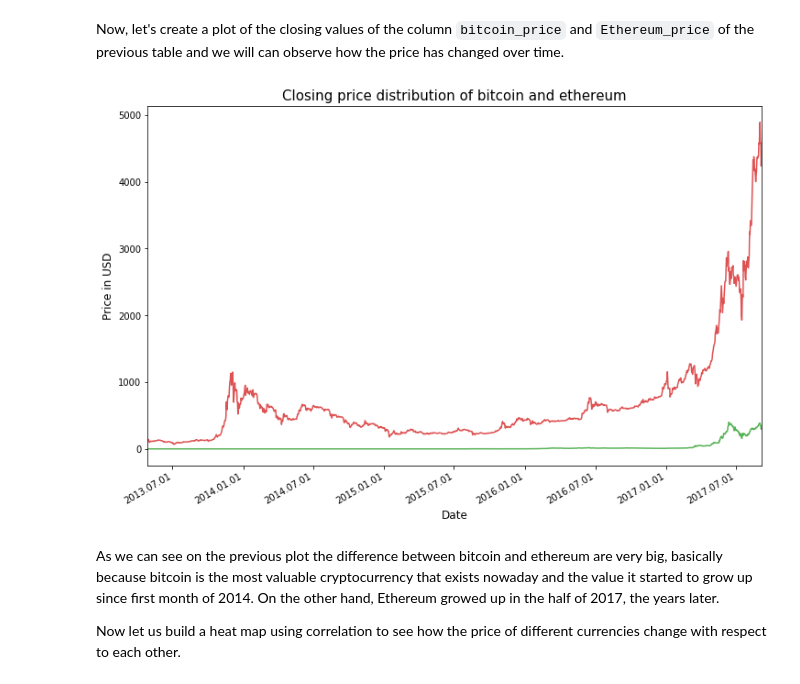
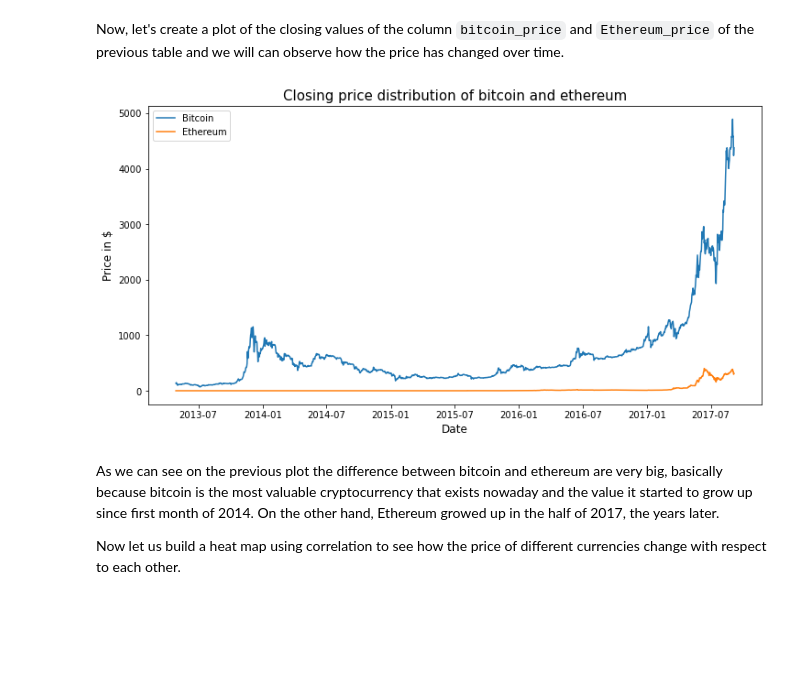
Before and after one commit to danielb05/Basic-Data-Science-UDL, a Jupyter notebook: notebooks/cryptocurrency/3. Basic EDA.ipynb, the cells around one changed output. Drawn from its saved outputs; the diff is of its cells as text; code cells hidden in the pictures; blank space fills up the shorter version.

Commit message:
Mini refactor for crypto currency
Co-authored-by: danielb05 <dan.b.v.r05@gmail.com>
Co-authored-by: Marc Viladegut <mva8@alumnes.udl.cat>

```diff
--- a/notebooks/cryptocurrency/3. Basic EDA.ipynb
+++ b/notebooks/cryptocurrency/3. Basic EDA.ipynb
@@ -30,7 +21,8 @@ ethereum_dataset.csv
 ### Bitcoin vs. Ethereum
 First, if we want to explore `Ethereum` or the `Bitcoin` as it is the market leader in this space, we will be the following.
 # %%
-df = pd.read_csv(DATA_PATH / 'cryptocurrency_close_values.csv', parse_dates=['Date'])
+df = pd.read_csv(DATA_PATH / 'cryptocurrency_close_values.csv',
+                 parse_dates=['Date'], index_col='Date')
 
 df.head()
 # %% [output]
@@ -43,22 +36,23 @@ df.head()
+# %%
+df.index = pd.to_datetime(df.index)
+df.sort_index(inplace=True)
 # %% [markdown]
 Now, let's create a plot of the closing values of the column `bitcoin_price` and `Ethereum_price` of the previous table and we will can observe how the price has changed over time.
 # %%
 import matplotlib.dates as mdates
 
-df['Date_mpl'] = df['Date'].apply(lambda x: mdates.date2num(x))
+plt.figure(figsize=(12, 6))
+plt.plot(df.index, df.bitcoin_price, label='Bitcoin')
+plt.plot(df.index, df.ethereum_price, label='Ethereum')
 
-fig, ax = plt.subplots(figsize=(12,8))
-sns.tsplot(df.bitcoin_price.values, time=df.Date_mpl.values, alpha=0.8, color=color[3], ax=ax)
-sns.tsplot(df.ethereum_price.values, time=df.Date_mpl.values, alpha=0.8, color=color[2], ax=ax)
-ax.xaxis.set_major_locator(mdates.AutoDateLocator())
-ax.xaxis.set_major_formatter(mdates.DateFormatter('%Y.%m.%d'))
-fig.autofmt_xdate()
 plt.xlabel('Date', fontsize=12)
-plt.ylabel('Price in USD', fontsize=12)
+plt.ylabel('Price in $', fontsize=12)
 plt.title("Closing price distribution of bitcoin and ethereum", fontsize=15)
+plt.legend()
+
 plt.show()
 # %% [output]
-[figure, old version]
+[figure, new version]
 # %% [markdown]
 As we can see on the previous plot the difference between bitcoin and ethereum are very big, basically because bitcoin is the most valuable cryptocurrency that exists nowaday and the value it started to grow up since first month of 2014. On the other hand, Ethereum growed up in the half of 2017, the years later.
 
```
Also changed, not shown: parts of 12 cells of this notebook, 4 other files.
